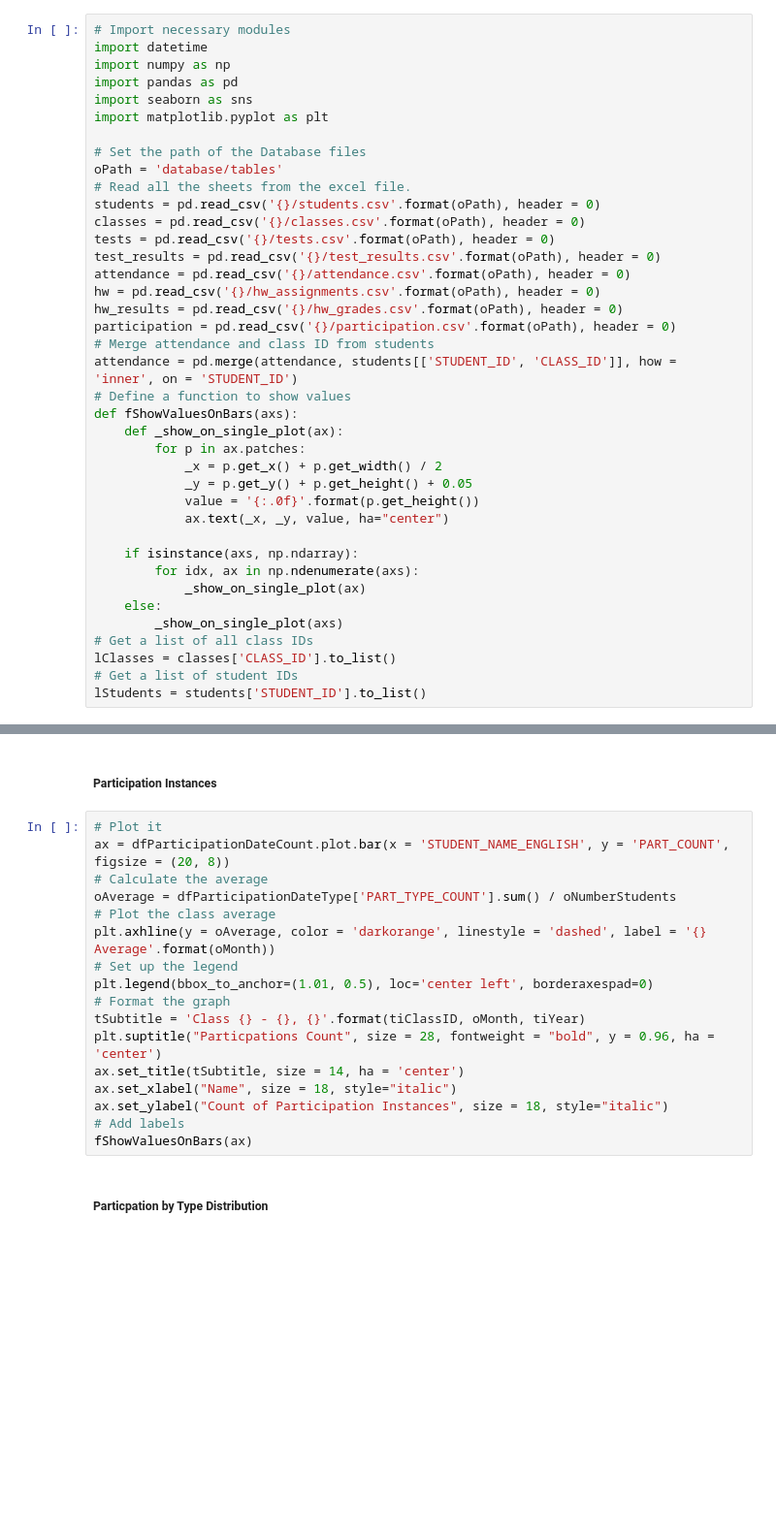
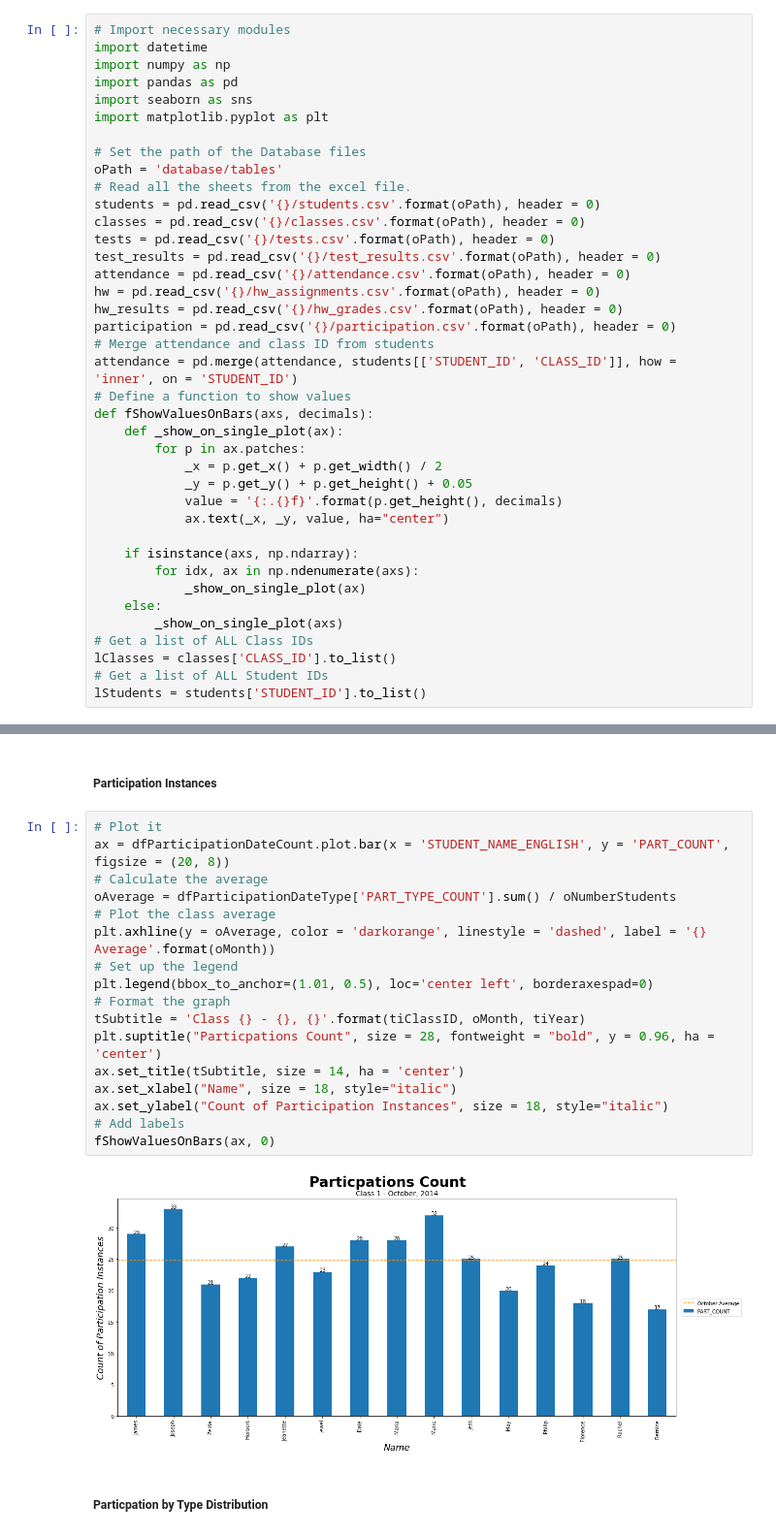
Before and after one commit to mikitz/china-students, a Jupyter notebook: (Teacher) Class Reports.ipynb, the cells around one changed output, grey strips where cells are left out. Shown at 97% size. Cells and saved outputs as stored; diff of their text form; blank space fills up the shorter version.

```diff
--- a/(Teacher) Class Reports.ipynb
+++ b/(Teacher) Class Reports.ipynb
@@ -20,12 +20,12 @@ participation = pd.read_csv('{}/participation.csv'.format(oPath), header = 0)
 # Merge attendance and class ID from students
 attendance = pd.merge(attendance, students[['STUDENT_ID', 'CLASS_ID']], how = 'inner', on = 'STUDENT_ID')
 # Define a function to show values
-def fShowValuesOnBars(axs):
+def fShowValuesOnBars(axs, decimals):
     def _show_on_single_plot(ax):
         for p in ax.patches:
             _x = p.get_x() + p.get_width() / 2
             _y = p.get_y() + p.get_height() + 0.05
-            value = '{:.0f}'.format(p.get_height())
+            value = '{:.{}f}'.format(p.get_height(), decimals)
             ax.text(_x, _y, value, ha="center")
 
     if isinstance(axs, np.ndarray):
@@ -33,7 +33,7 @@ def fShowValuesOnBars(axs):
             _show_on_single_plot(ax)
     else:
         _show_on_single_plot(axs)
-# Get a list of all class IDs
+# Get a list of ALL Class IDs
 lClasses = classes['CLASS_ID'].to_list()
-# Get a list of student IDs
+# Get a list of ALL Student IDs
 lStudents = students['STUDENT_ID'].to_list()
@@ -279,20 +346,22 @@ dfParticipationDateCount = pd.merge(dfParticipationDateCount, dfStudents[['STUDE
 # %%
 # Plot it
 ax = dfParticipationDateCount.plot.bar(x = 'STUDENT_NAME_ENGLISH', y = 'PART_COUNT', figsize = (20, 8))
 # Calculate the average
 oAverage = dfParticipationDateType['PART_TYPE_COUNT'].sum() / oNumberStudents
 # Plot the class average
 plt.axhline(y = oAverage, color = 'darkorange', linestyle = 'dashed', label = '{} Average'.format(oMonth))
 # Set up the legend
 plt.legend(bbox_to_anchor=(1.01, 0.5), loc='center left', borderaxespad=0)
 # Format the graph
 tSubtitle = 'Class {} - {}, {}'.format(tiClassID, oMonth, tiYear)
 plt.suptitle("Particpations Count", size = 28, fontweight = "bold", y = 0.96, ha = 'center')
 ax.set_title(tSubtitle, size = 14, ha = 'center')
 ax.set_xlabel("Name", size = 18, style="italic")
 ax.set_ylabel("Count of Participation Instances", size = 18, style="italic")
 # Add labels
-fShowValuesOnBars(ax)
+fShowValuesOnBars(ax, 0)
+# %% [output]
+[figure, added]
 # %% [markdown]
 ##### Particpation by Type Distribution
 # %%
```
Also changed, not shown: parts of 9 cells of this notebook, 1 other file.
